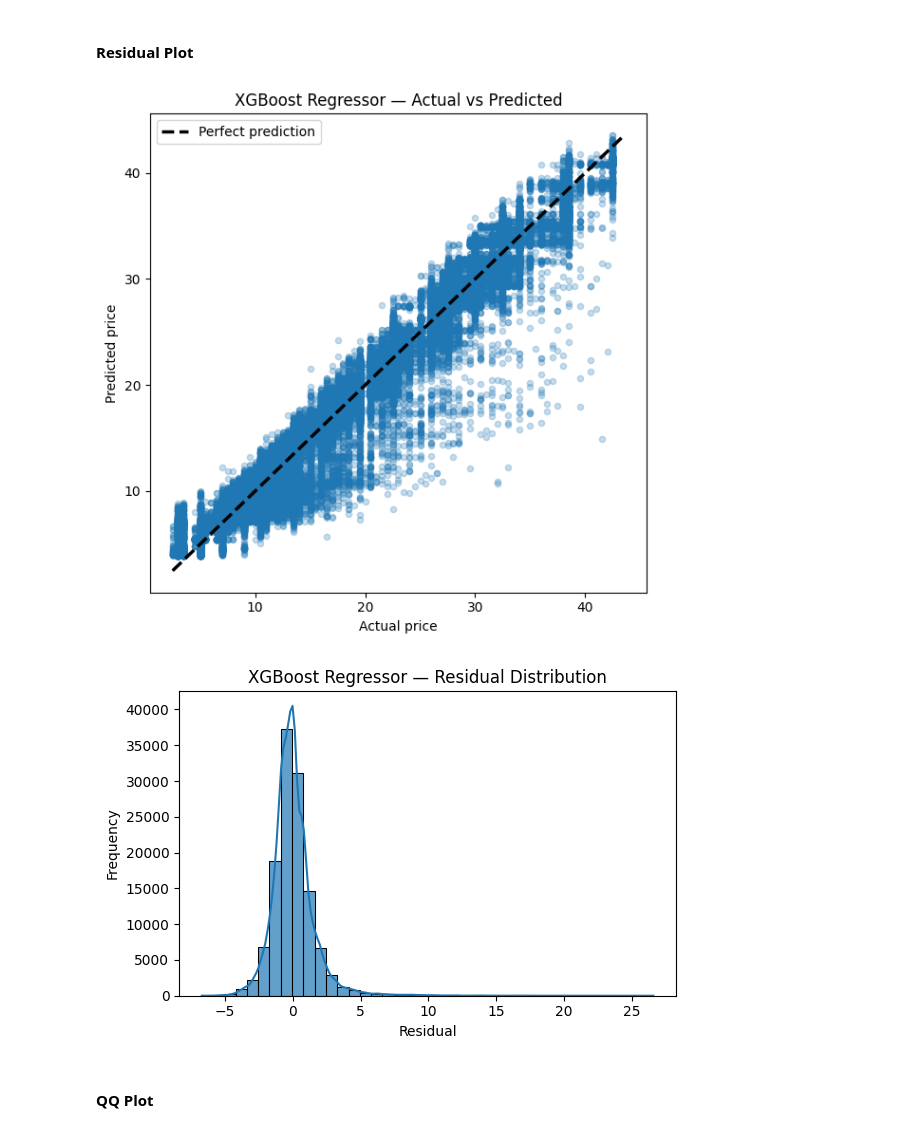
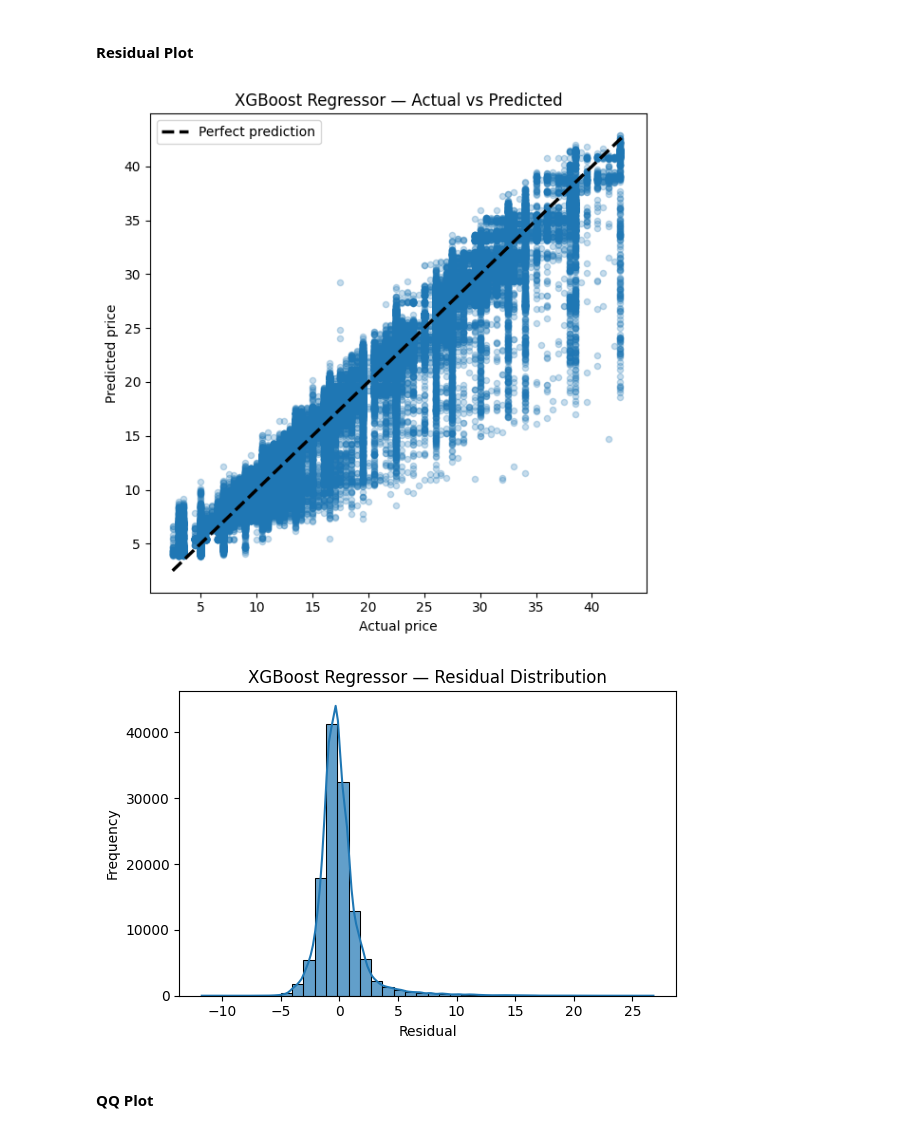
Before and after one commit to ProntoSbinalla/CIS-508-Final-Project, a Jupyter notebook: notebooks/CIS 508 - Final Project.ipynb, the cells around one changed output. Drawn from its saved outputs; the diff is of its cells as text; code cells hidden in the pictures.

```diff
--- a/notebooks/CIS 508 - Final Project.ipynb
+++ b/notebooks/CIS 508 - Final Project.ipynb
@@ -416,19 +517,11 @@ while True:
 
     iteration += 1
 
-# ---- MANUALLY RE-ADD SURGE_MULTIPLIER ----
-print("\nRe-adding surge_multiplier (important business feature)")
-
-df_vif["surge_multiplier"] = df_clean["surge_multiplier"]
-
-if "surge_multiplier" not in numeric_cols:
-    numeric_cols.append("surge_multiplier")
-
-print("\nFinal numeric features after VIF filtering + surge_multiplier restored:")
+print("\nFinal numeric features after VIF filtering:")
 print(numeric_cols)
 
 # ---- FINAL VIF TABLE ----
-print("\nRecomputing VIF including surge_multiplier:")
+print("\nRecomputing VIF with final numeric feature set:")
 final_vif_df = compute_vif(df_vif, numeric_cols)
 display(final_vif_df)
 
@@ -727,6 +815,9 @@ dtype: float64
 # %%
 TARGET_COLUMN = "price"
 
+# ----------------------------------------------------
+# NUMERIC FEATURES (VIF-approved only)
+# ----------------------------------------------------
 NUMERIC_FEATURES = [
     "hour",
     "distance",
@@ -738,10 +829,11 @@ NUMERIC_FEATURES = [
     "uvIndex",
     "moonPhase",
     "precipIntensityMax",
-    "is_weekend",
-    "surge_multiplier",
 ]
 
+# ----------------------------------------------------
+# CATEGORICAL FEATURES
+# ----------------------------------------------------
 CATEGORICAL_FEATURES = [
     "cab_type",
     "name",
@@ -750,6 +842,8 @@ CATEGORICAL_FEATURES = [
     "short_summary",
     "day_name",
     "month_name",
+    "is_weekend",
+    "is_peak_hour",
 ]
 
 print("Numeric features:", NUMERIC_FEATURES)
@@ -1670,50 +1764,61 @@ import matplotlib.pyplot as plt
 import numpy as np
 import seaborn as sns
 
+# Use the final deployed model (XGBoost pipeline)
+final_model_name = "XGBoost Regressor"
+final_model = best_xgb
+
 # Predictions
 y_true = np.array(y_test).ravel()
 y_pred = final_model.predict(X_test).ravel()
 residuals = y_true - y_pred
 
-# Choose soft blue for dots, dark gray for reference lines
+# Choose soft blue for dots, dark line for reference
 dot_color = "#1f77b4"
 line_color = "black"
 
 # 1) Actual vs Predicted
 plt.figure(figsize=(6, 6))
 plt.scatter(y_true, y_pred, alpha=0.25, color=dot_color, s=20)
 
 # Diagonal reference line
 min_val = min(y_true.min(), y_pred.min())
 max_val = max(y_true.max(), y_pred.max())
 plt.plot(
     [min_val, max_val],
     [min_val, max_val],
     linestyle="--",
     linewidth=2.5,
     color=line_color,
-    label="Perfect prediction"
+    label="Perfect prediction",
 )
 
 plt.xlabel("Actual price")
 plt.ylabel("Predicted price")
-plt.title("XGBoost Regressor — Actual vs Predicted")
+plt.title(f"{final_model_name} — Actual vs Predicted")
 plt.legend()
 plt.tight_layout()
 plt.show()
 
 # 2) Residual histogram
 plt.figure(figsize=(6, 4))
-sns.histplot(residuals, bins=40, kde=True, color=dot_color, edgecolor="black", alpha=0.7)
+sns.histplot(
+    residuals,
+    bins=40,
+    kde=True,
+    color=dot_color,
+    edgecolor="black",
+    alpha=0.7,
+)
 
 plt.xlabel("Residual")
 plt.ylabel("Frequency")
-plt.title("XGBoost Regressor — Residual Distribution")
+plt.title(f"{final_model_name} — Residual Distribution")
 plt.tight_layout()
 plt.show()
 # %% [output]
-[figure, old version]
+[figure, new version]
-[figure, old version]
+[figure, new version]
 # %% [markdown]
 #### QQ Plot
 # %%
```
Also changed, not shown: parts of 35 cells of this notebook, 1 other file.
